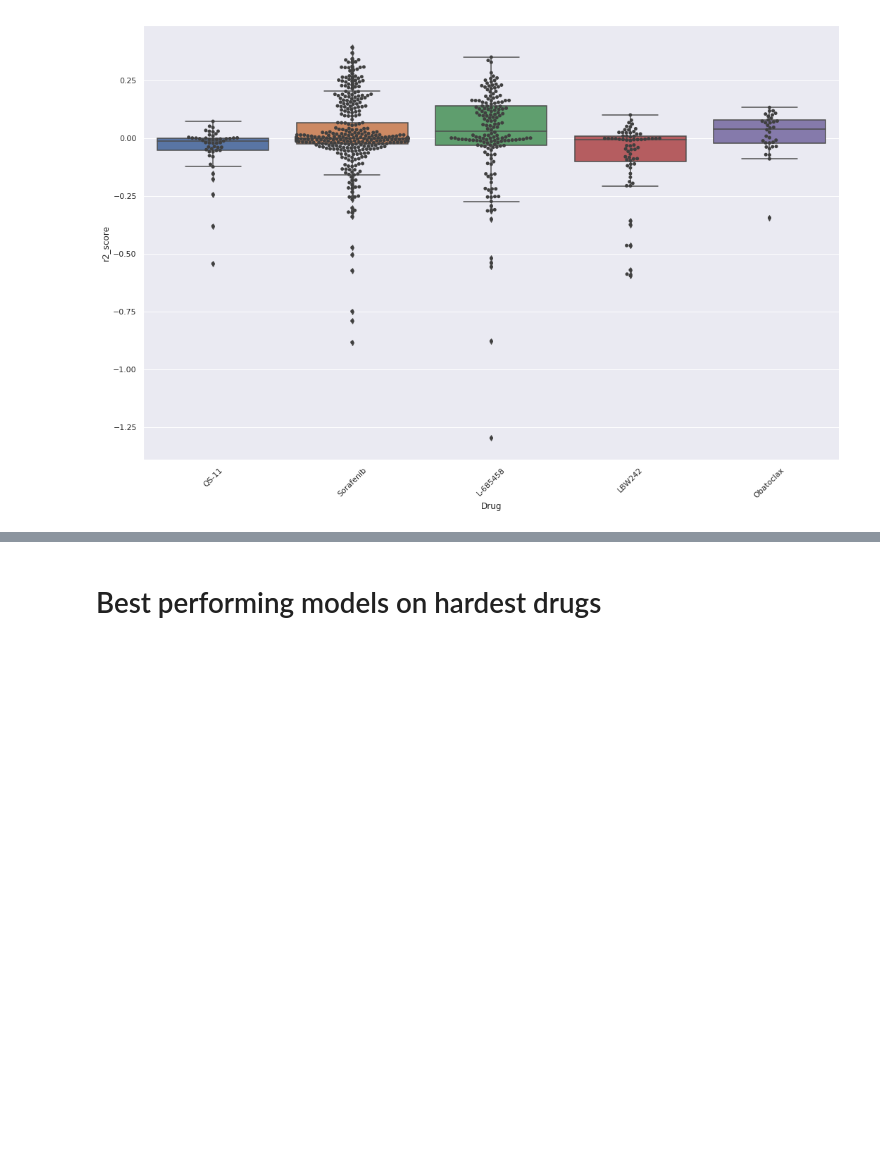
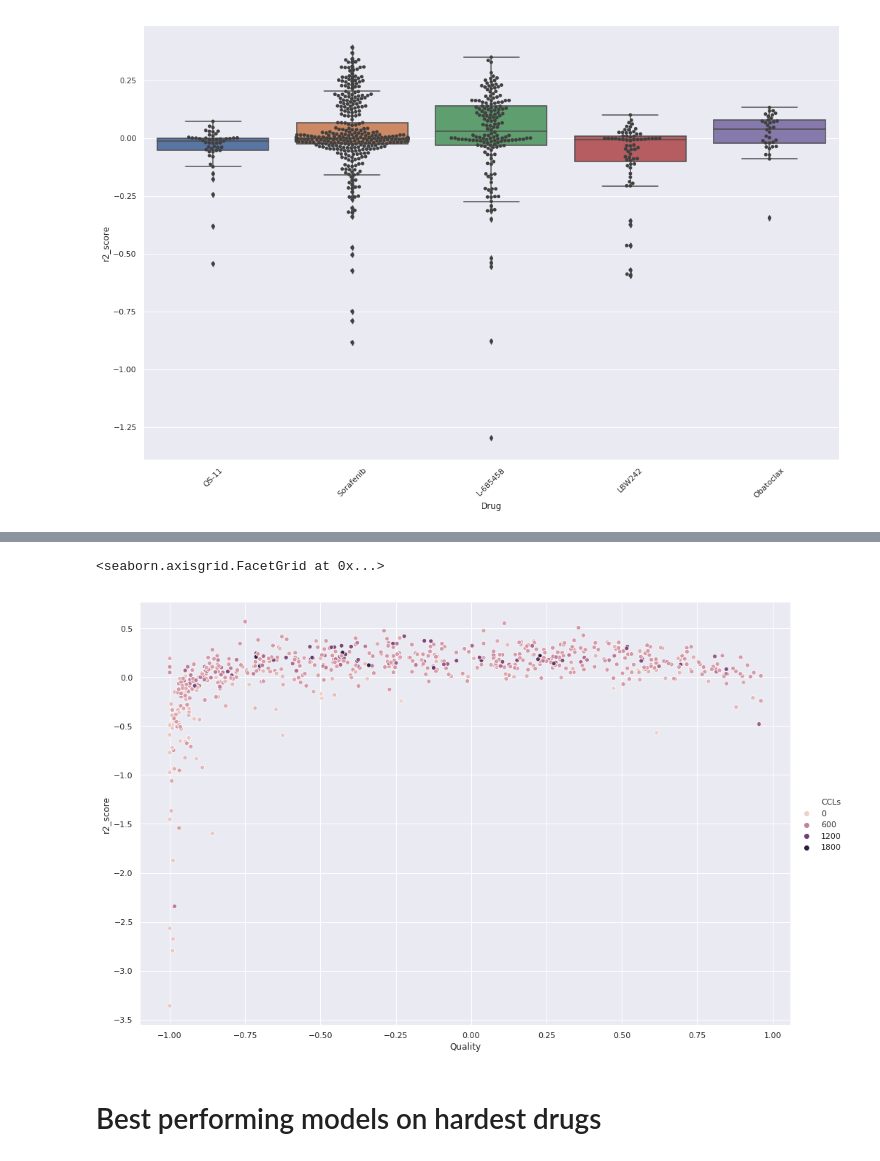
Before and after one commit to lucas-ubm/phc-data-pipeline, a Jupyter notebook: Analysis.ipynb, the cells around one changed output, grey strips where cells are left out. Drawn from its saved outputs; the diff is of its cells as text; code cells hidden in the pictures; blank space fills up the shorter version.

```diff
--- a/Analysis.ipynb
+++ b/Analysis.ipynb
@@ -230,3 +243,10 @@ plt.savefig('top drugs.png')
+# %%
+sns.relplot(x='Quality', y='r2_score', data=drug_ic[drug_ic['r2_score']>-4], hue='CCLs', kind='scatter', height=9, aspect=1.5)
+
+#plt.savefig('IC quality vs r2.png')
+# %% [output]
+<seaborn.axisgrid.FacetGrid at 0x...>
+[figure, added]
 # %% [markdown]
 # Best performing models on hardest drugs
 # %%
```
Also changed, not shown: parts of 41 cells of this notebook, 5 other files.
